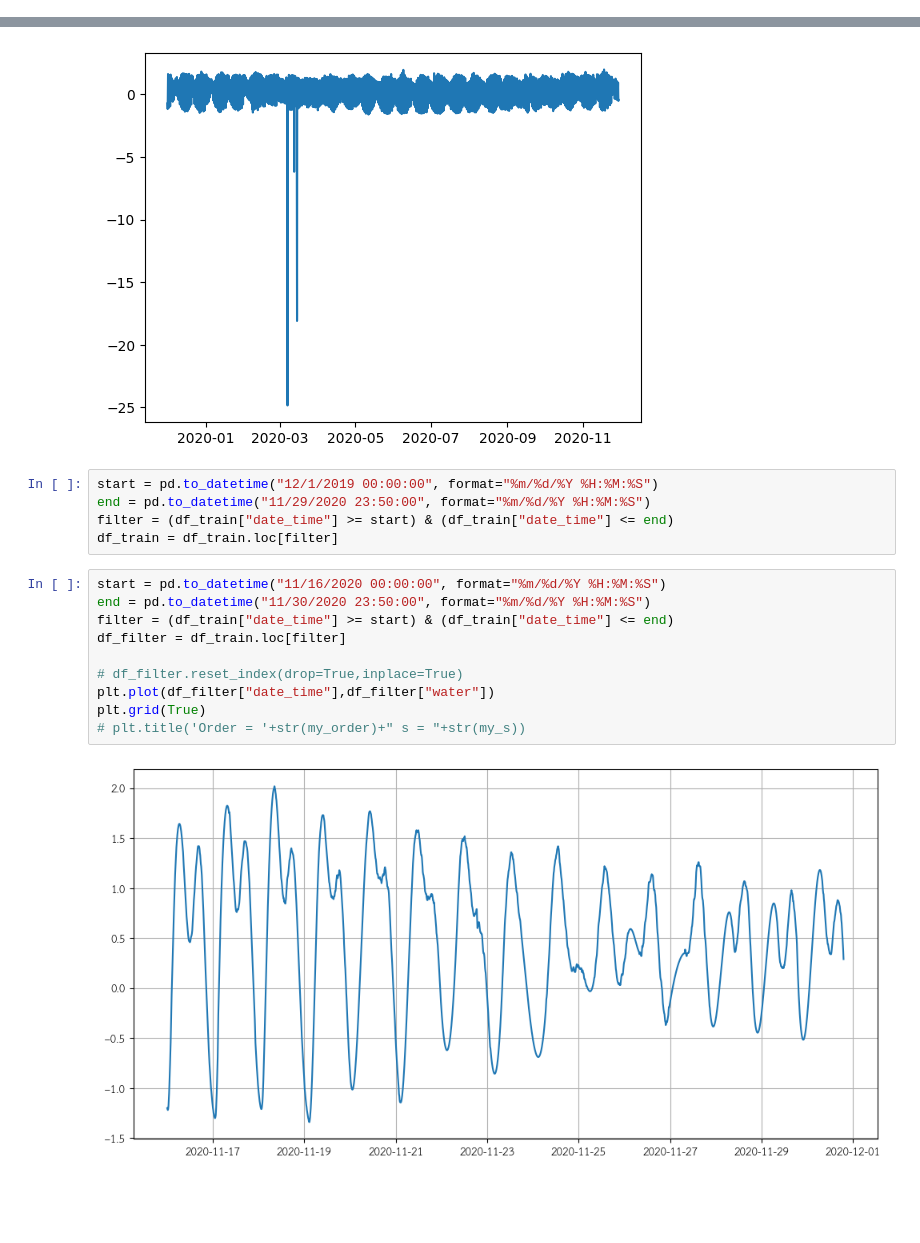
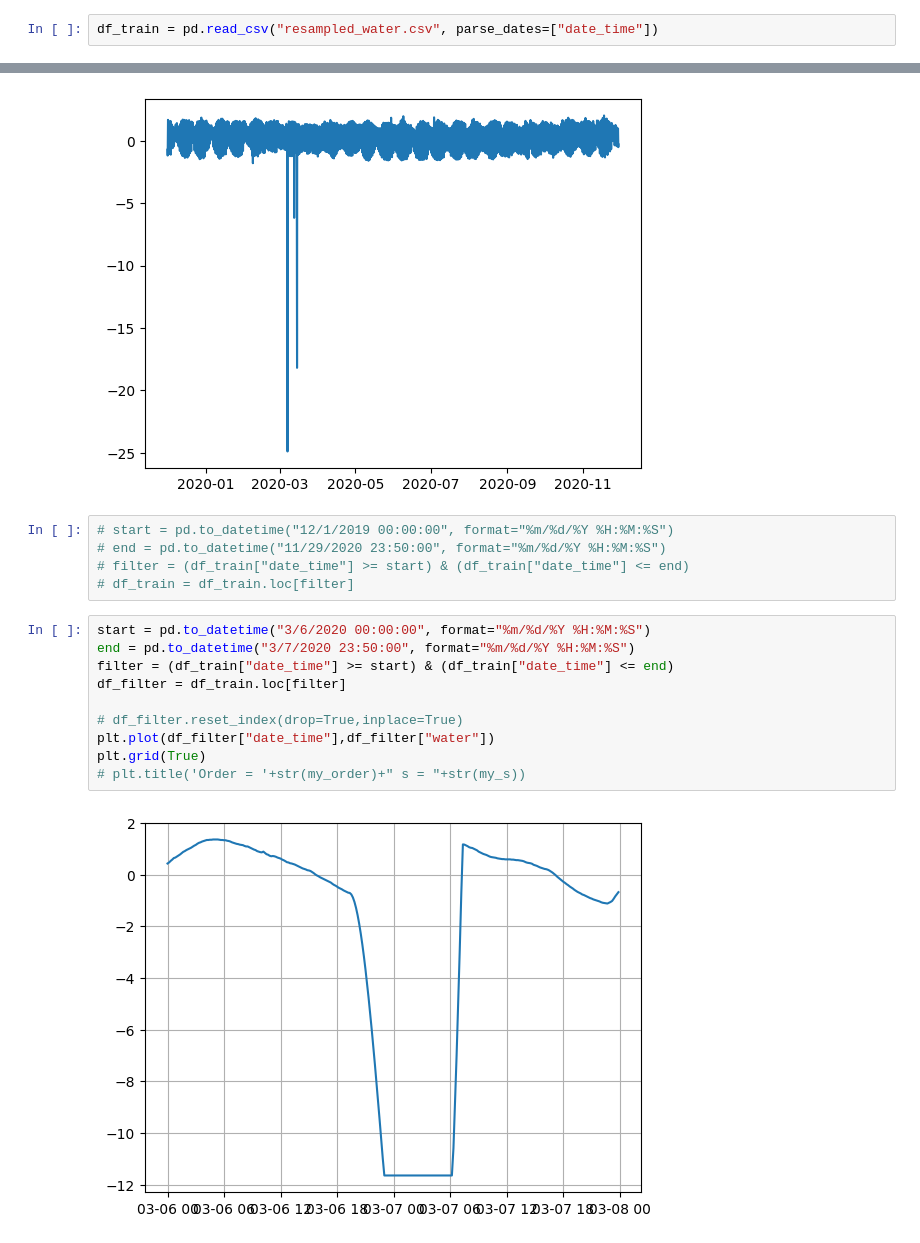
Before and after one commit to tanaponwet/salinity-predictive-system, a Jupyter notebook: water.ipynb, the cells around one changed output, grey strips where cells are left out. Drawn from its saved outputs; the diff is of its cells as text; blank space fills up the shorter version.

```diff
--- a/water.ipynb
+++ b/water.ipynb
@@ -69,2 +72,4 @@ df_train.reset_index(inplace=True)
 # # df_train
+# %%
+df_train = pd.read_csv("resampled_water.csv", parse_dates=["date_time"])
 # %%
@@ -76,22 +81,22 @@ plt.plot(df_train["date_time"],df_train["water"])
 [<matplotlib.lines.Line2D at 0x...>]
 [figure]
 # %%
-start = pd.to_datetime("12/1/2019 00:00:00", format="%m/%d/%Y %H:%M:%S")
-end = pd.to_datetime("11/29/2020 23:50:00", format="%m/%d/%Y %H:%M:%S")
-filter = (df_train["date_time"] >= start) & (df_train["date_time"] <= end)
-df_train = df_train.loc[filter]
+# start = pd.to_datetime("12/1/2019 00:00:00", format="%m/%d/%Y %H:%M:%S")
+# end = pd.to_datetime("11/29/2020 23:50:00", format="%m/%d/%Y %H:%M:%S")
+# filter = (df_train["date_time"] >= start) & (df_train["date_time"] <= end)
+# df_train = df_train.loc[filter]
 # %%
-start = pd.to_datetime("11/16/2020 00:00:00", format="%m/%d/%Y %H:%M:%S")
-end = pd.to_datetime("11/30/2020 23:50:00", format="%m/%d/%Y %H:%M:%S")
+start = pd.to_datetime("3/6/2020 00:00:00", format="%m/%d/%Y %H:%M:%S")
+end = pd.to_datetime("3/7/2020 23:50:00", format="%m/%d/%Y %H:%M:%S")
 filter = (df_train["date_time"] >= start) & (df_train["date_time"] <= end)
 df_filter = df_train.loc[filter]
 
 # df_filter.reset_index(drop=True,inplace=True)
 plt.plot(df_filter["date_time"],df_filter["water"])
 plt.grid(True)
 # plt.title('Order = '+str(my_order)+" s = "+str(my_s))
 # %% [output]
-[figure, old version]
+[figure, new version]
 # %%
 df_train.drop(df_train[df_train['date_time'].dt.minute != 0].index, inplace=True)
 df_train.reset_index(drop=True, inplace=True)
```
Also changed, not shown: parts of 18 cells of this notebook, 1 other file.
